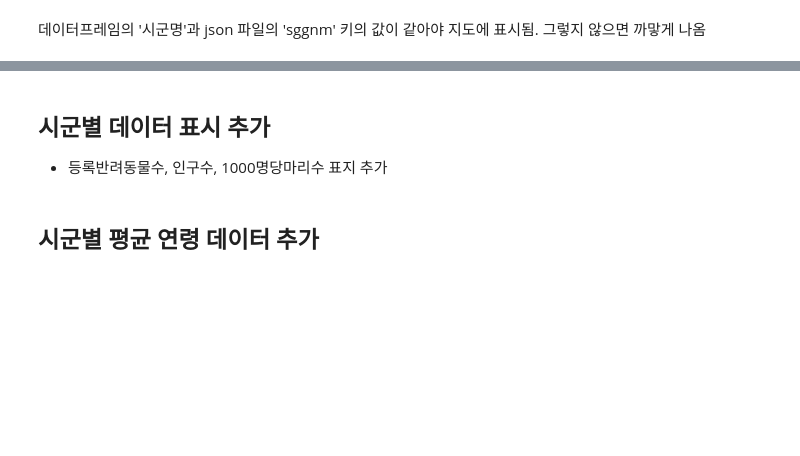
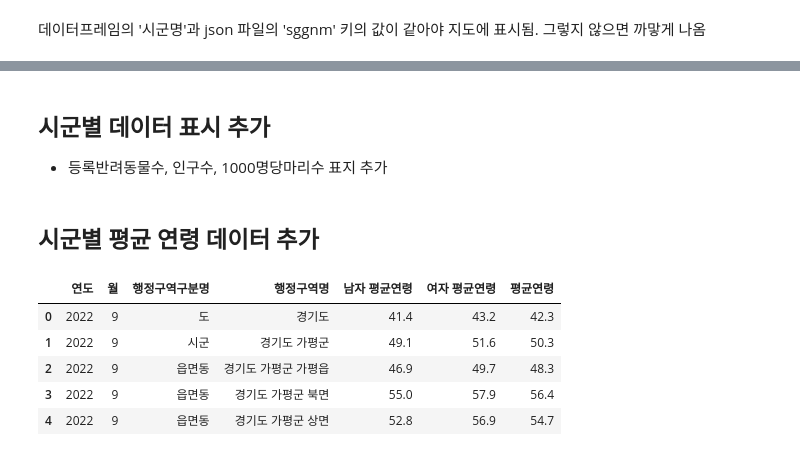
Before and after one commit to doksan-tech/project_pet, a Jupyter notebook: 반려동물 등록 숫자 지도 표시.ipynb, the cells around one changed output, grey strips where cells are left out. Drawn from its saved outputs; the diff is of its cells as text; code cells hidden in the pictures; blank space fills up the shorter version.

```diff
--- a/반려동물 등록 숫자 지도 표시.ipynb
+++ b/반려동물 등록 숫자 지도 표시.ipynb
@@ -295,9 +295,19 @@ folium.LayerControl().add_to(m)
 m
 # %% [output]
 [interactive output not drawn]
-# %% [markdown]
-## 시군별 데이터 표시 추가
-
-- 등록반려동물수, 인구수, 1000명당마리수 표지 추가
-# %% [markdown]
-## 시군별 평균 연령 데이터 추가
+# %% [markdown]
+## 시군별 데이터 표시 추가
+
+- 등록반려동물수, 인구수, 1000명당마리수 표지 추가
+# %% [markdown]
+## 시군별 평균 연령 데이터 추가
+# %%
+age = pd.read_csv('data/utf-평균연령집계현황.csv')
+age.head()
+# %% [output]
+|  | 연도 | 월 | 행정구역구분명 | 행정구역명 | 남자 평균연령 | 여자 평균연령 | 평균연령 |
+| 0 | 2022 | 9 | 도 | 경기도 | 41.4 | 43.2 | 42.3 |
+| 1 | 2022 | 9 | 시군 | 경기도 가평군 | 49.1 | 51.6 | 50.3 |
+| 2 | 2022 | 9 | 읍면동 | 경기도 가평군 가평읍 | 46.9 | 49.7 | 48.3 |
+| 3 | 2022 | 9 | 읍면동 | 경기도 가평군 북면 | 55.0 | 57.9 | 56.4 |
+| 4 | 2022 | 9 | 읍면동 | 경기도 가평군 상면 | 52.8 | 56.9 | 54.7 |
```
Also changed, not shown: 2 other files.
